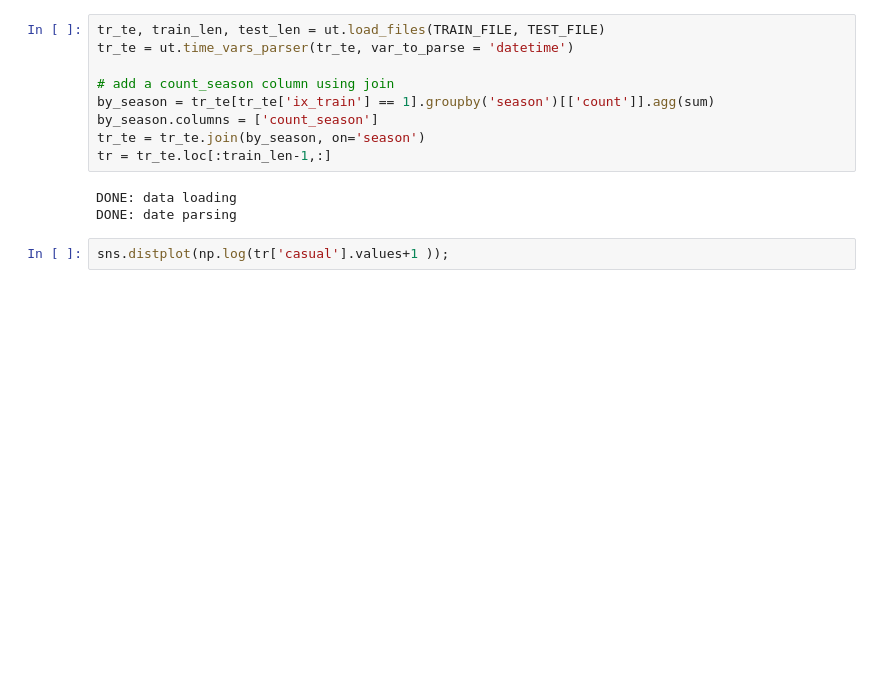
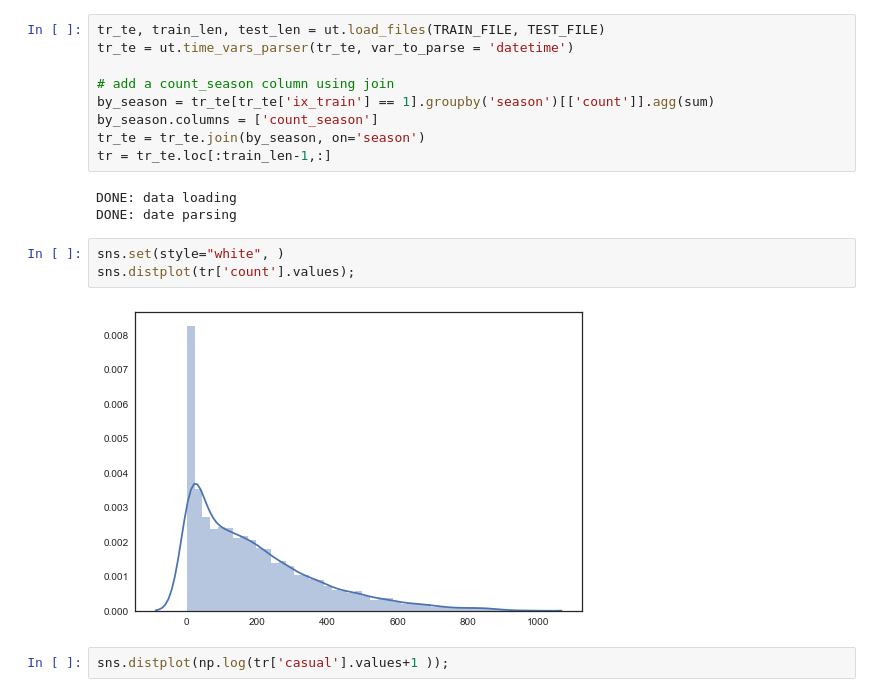
Before and after one commit to LeoPetrini/Bike_Rental_Kaggle, a Jupyter notebook: Exploratory.ipynb, the cells around one changed output. Saved outputs shown, nothing was run; the diff lists cells and outputs as text; blank space fills up the shorter version.

```diff
--- a/Exploratory.ipynb
+++ b/Exploratory.ipynb
@@ -39,6 +39,11 @@ tr = tr_te.loc[:train_len-1,:]
 # %% [output]
 DONE: data loading
 DONE: date parsing
+# %%
+sns.set(style="white", )
+sns.distplot(tr['count'].values);
+# %% [output]
+[figure, added]
 # %%
 sns.distplot(np.log(tr['casual'].values+1 ));
 # %% [output]
```
Also changed, not shown: parts of 3 cells of this notebook, 1 other file.
